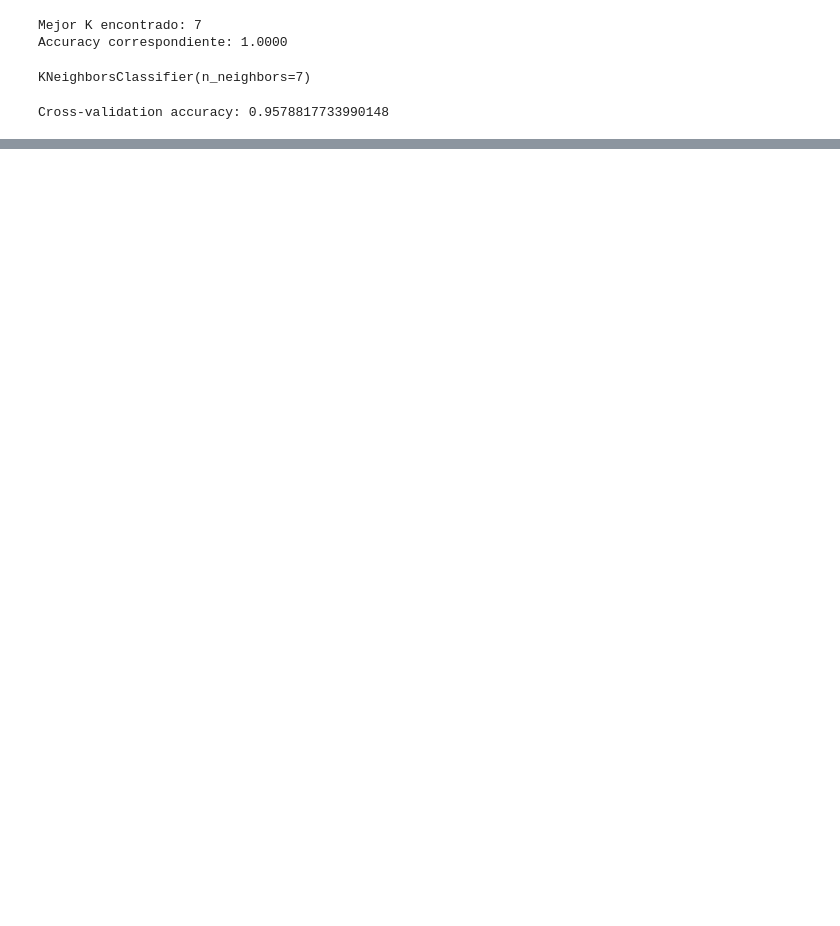
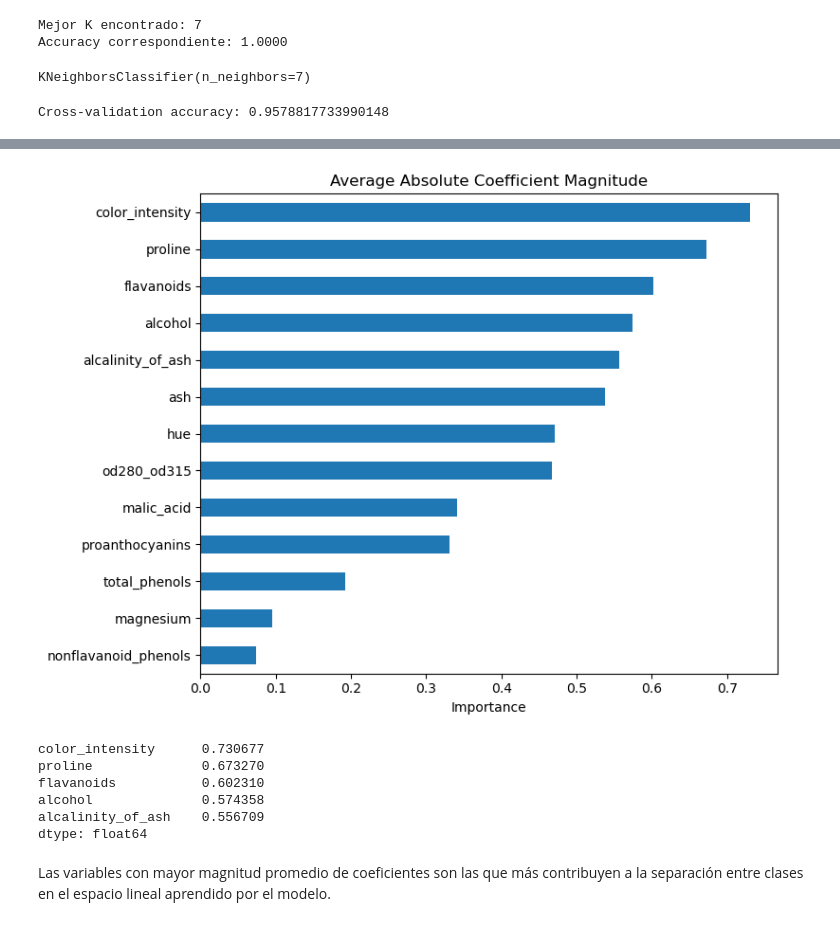
Before and after one commit to LautaroDA2205/Wine-ML, a Jupyter notebook: notebooks/01_Wine_Classification.ipynb, the cells around one changed output, grey strips where cells are left out. Saved outputs shown, nothing was run; the diff lists cells and outputs as text; code cells hidden in the pictures; blank space fills up the shorter version.

```diff
--- a/notebooks/01_Wine_Classification.ipynb
+++ b/notebooks/01_Wine_Classification.ipynb
@@ -307,0 +320,12 @@ Dado que el dataset es pequeño y bien estructurado, no es extraño obtener resu
+# %%
+logistic = LogisticRegression(max_iter=1000)
+logistic.fit(X_train, y_train)
+
+y_pred_log = logistic.predict(X_test)
+
+log_test_acc = accuracy_score(y_test, y_pred_log)
+log_cv = cross_val_score(logistic, X_train, y_train, cv=5)
+
+print("Test Accuracy:", log_test_acc)
+print("CV Mean Accuracy:", log_cv.mean())
+print("CV Std:", log_cv.std())
@@ -359 +445,28 @@ Por tanto, se selecciona Logistic Regression como modelo final, priorizando esta
+# %%
+coef_df = pd.DataFrame(
+    logistic.coef_,
+    columns=X.columns
+)
+
+coef_importance = coef_df.abs().mean().sort_values(ascending=False)
+
+plt.figure(figsize=(8,6))
+coef_importance.plot(kind="barh")
+plt.title("Average Absolute Coefficient Magnitude")
+plt.xlabel("Importance")
+plt.gca().invert_yaxis()
+plt.tight_layout()
+plt.show()
+
+coef_importance.head(5)
+# %% [output]
+[figure, added]
+color_intensity      0.730677
+proline              0.673270
+flavanoids           0.602310
+alcohol              0.574358
+alcalinity_of_ash    0.556709
+dtype: float64
+# %% [markdown]
+Las variables con mayor magnitud promedio de coeficientes son las que más contribuyen a la separación entre clases en el espacio lineal aprendido por el modelo.
 # %% [markdown]
```
Also changed, not shown: parts of 38 cells of this notebook, 1 other file.
